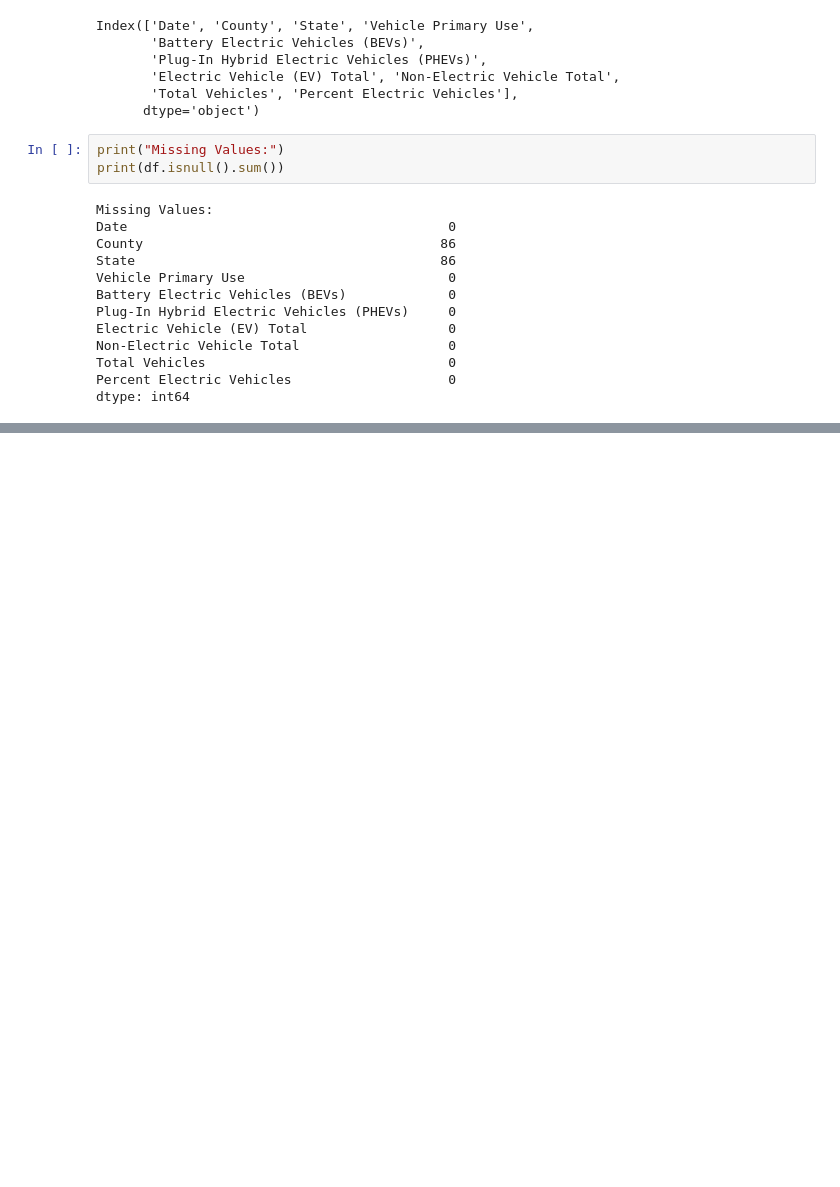
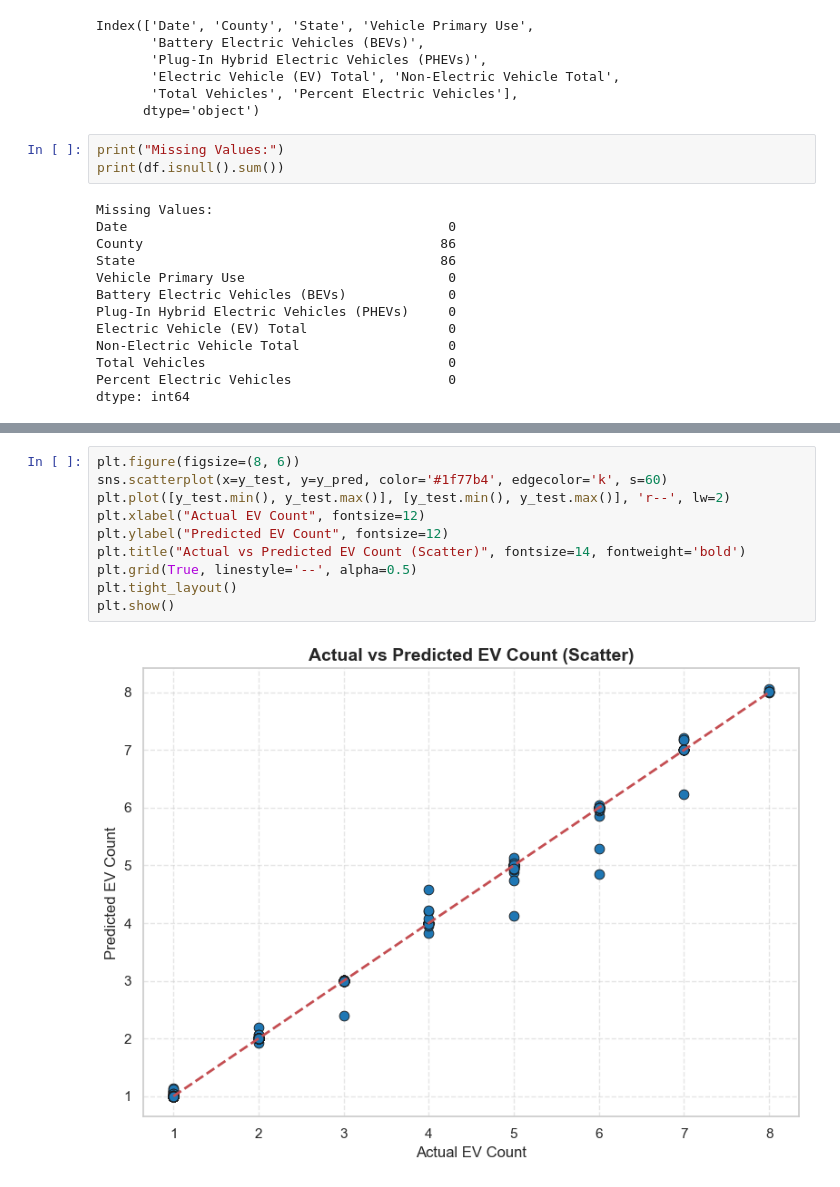
Before and after one commit to Renuka4443/AICTE_INTERNSHIP_CYCLE-2_EDUNET, a Jupyter notebook: EV Vehicle Charging Demand Prediction.ipynb, the cells around one changed output, grey strips where cells are left out. Drawn from its saved outputs; the diff is of its cells as text; blank space fills up the shorter version.

```diff
--- a/EV Vehicle Charging Demand Prediction.ipynb
+++ b/EV Vehicle Charging Demand Prediction.ipynb
@@ -128,0 +508,12 @@ Number of outliers in 'Percent Electric Vehicles': 2476
+# %%
+plt.figure(figsize=(8, 6))
+sns.scatterplot(x=y_test, y=y_pred, color='#1f77b4', edgecolor='k', s=60)
+plt.plot([y_test.min(), y_test.max()], [y_test.min(), y_test.max()], 'r--', lw=2)
+plt.xlabel("Actual EV Count", fontsize=12)
+plt.ylabel("Predicted EV Count", fontsize=12)
+plt.title("Actual vs Predicted EV Count (Scatter)", fontsize=14, fontweight='bold')
+plt.grid(True, linestyle='--', alpha=0.5)
+plt.tight_layout()
+plt.show()
+# %% [output]
+[figure, added]
```
Also changed, not shown: parts of 60 cells of this notebook, 2 other files.
